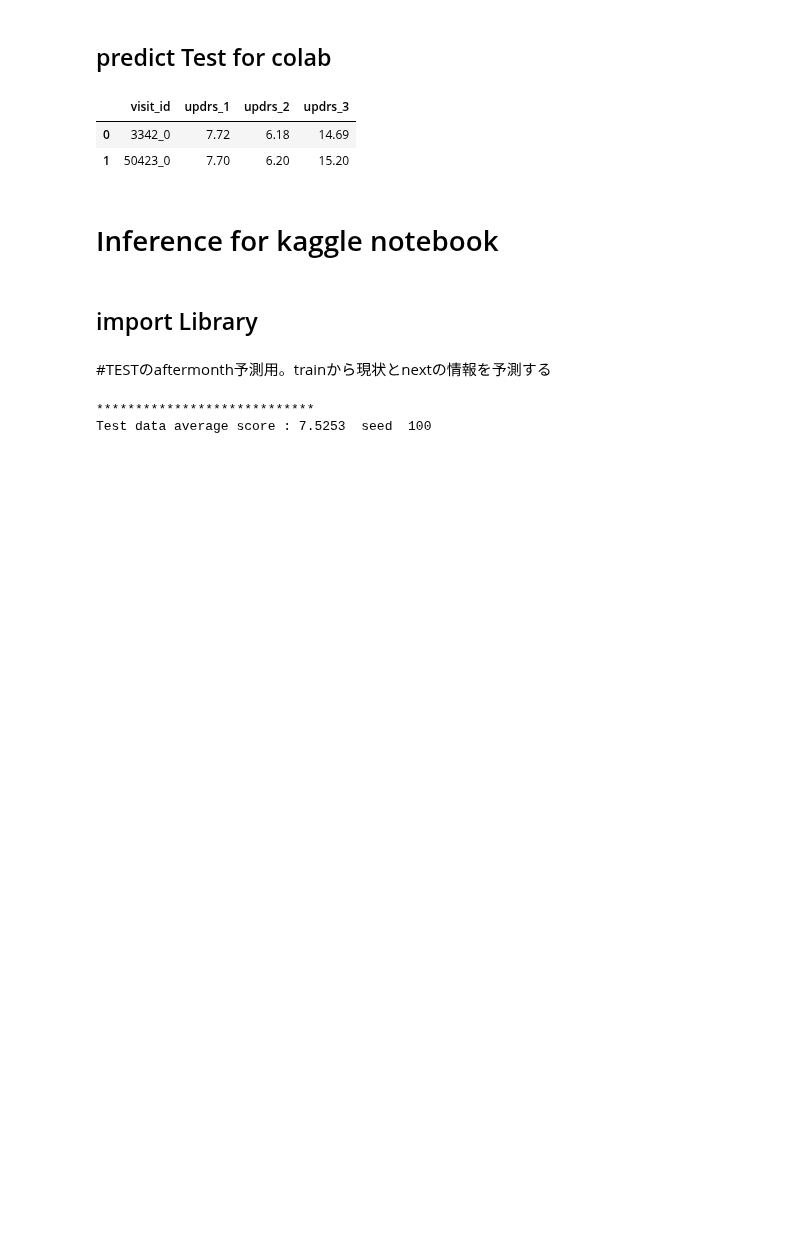
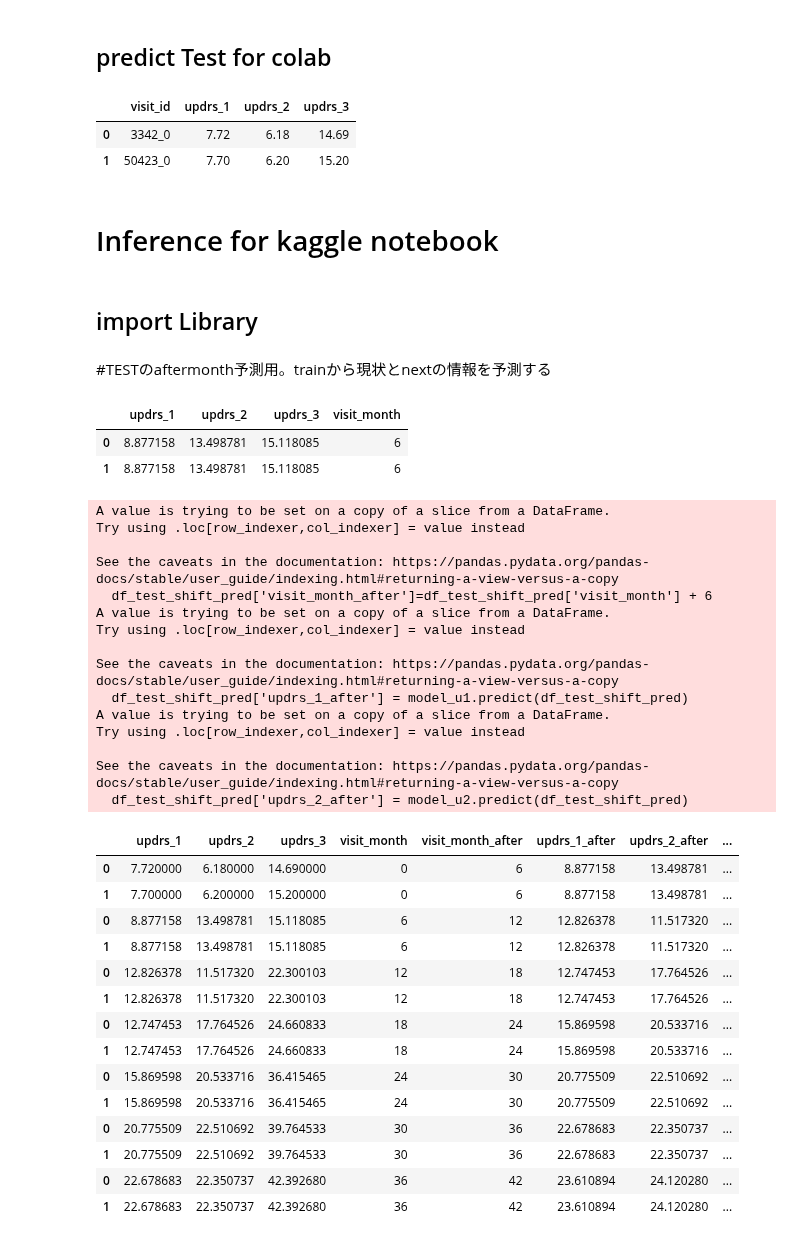
Before and after one commit to kunai-3txk/Compe_tonyobyo, a Jupyter notebook: AMP_fit.ipynb, the cells around one changed output. Drawn from its saved outputs; the diff is of its cells as text; code cells hidden in the pictures; blank space fills up the shorter version.

```diff
--- a/AMP_fit.ipynb
+++ b/AMP_fit.ipynb
@@ -865,6 +865,11 @@ if 'KAGGLE_URL_BASE' in set(os.environ.keys()):
 # feature_importance.groupby("feature")["importance"].mean().sort_values(ascending=False)[:30]
 # %% [markdown]
 #TESTのaftermonth予測用。trainから現状とnextの情報を予測する
+# %%
+# 特定の文字列を含む列名を変換する関数
+def rename_columns(old_name):
+    new_name = old_name.replace('_after', '')
+    return new_name
 # %%
 #資材あつめ
 train_clinical
@@ -889,8 +894,70 @@ y = train_clinical_shift_pred['updrs_1_after'].values
 model_u1 = fit_catboost_fold1(X,y)
 
 X = train_clinical_shift_pred.drop(['updrs_1_after','updrs_2_after','updrs_3_after'],axis=1).values
+y = train_clinical_shift_pred['updrs_2_after'].values
+model_u2 = fit_catboost_fold1(X,y)
+
+X = train_clinical_shift_pred.drop(['updrs_1_after','updrs_2_after','updrs_3_after'],axis=1).values
 y = train_clinical_shift_pred['updrs_3_after'].values
 model_u3 = fit_catboost_fold1(X,y)
 # %% [output]
-****************************
-Test data average score : 7.5253  seed  100
+|  | updrs_1 | updrs_2 | updrs_3 | visit_month |
+| 0 | 8.877158 | 13.498781 | 15.118085 | 6 |
+| 1 | 8.877158 | 13.498781 | 15.118085 | 6 |
+# %%
+df_test_shift_pred = df_test_pred_.copy()
+df_test_shift_pred.drop(['visit_id'],axis=1,inplace=True)
+df_test_shift_pred['visit_month']=0
+df_test_shift_pred_sum = pd.DataFrame()
+
+
+for i in range(0,7):
+  i_month = i * 6
+  df_test_shift_pred['visit_month_after']=df_test_shift_pred['visit_month'] + 6
+
+  df_test_shift_pred['updrs_1_after'] = model_u1.predict(df_test_shift_pred)
+  df_test_shift_pred['updrs_2_after'] = model_u2.predict(df_test_shift_pred)
+  df_test_shift_pred['updrs_3_after'] = model_u3.predict(df_test_shift_pred)
+
+  df_test_shift_pred_new=df_test_shift_pred[['updrs_1_after','updrs_2_after','updrs_3_after','visit_month_after']]
+
+  df_test_shift_pred_sum = pd.concat([df_test_shift_pred_sum,df_test_shift_pred])
+
+  # 全ての列名にrename_columns関数を適用する
+  new_columns = [rename_columns(col_name) for col_name in df_test_shift_pred_new.columns]
+  # 新しいdataframeにコピーする
+  df_test_shift_pred_new.columns = new_columns
+  df_test_shift_pred = df_test_shift_pred_new
+
+display(df_test_shift_pred_sum)
+# %% [output]
+A value is trying to be set on a copy of a slice from a DataFrame.
+Try using .loc[row_indexer,col_indexer] = value instead
+
+See the caveats in the documentation: https://pandas.pydata.org/pandas-docs/stable/user_guide/indexing.html#returning-a-view-versus-a-copy
+  df_test_shift_pred['visit_month_after']=df_test_shift_pred['visit_month'] + 6
+A value is trying to be set on a copy of a slice from a DataFrame.
+Try using .loc[row_indexer,col_indexer] = value instead
+
+See the caveats in the documentation: https://pandas.pydata.org/pandas-docs/stable/user_guide/indexing.html#returning-a-view-versus-a-copy
+  df_test_shift_pred['updrs_1_after'] = model_u1.predict(df_test_shift_pred)
+A value is trying to be set on a copy of a slice from a DataFrame.
+Try using .loc[row_indexer,col_indexer] = value instead
+
+See the caveats in the documentation: https://pandas.pydata.org/pandas-docs/stable/user_guide/indexing.html#returning-a-view-versus-a-copy
+  df_test_shift_pred['updrs_2_after'] = model_u2.predict(df_test_shift_pred)
+|  | updrs_1 | updrs_2 | updrs_3 | visit_month | visit_month_after | updrs_1_after | updrs_2_after | ... |
+| 0 | 7.720000 | 6.180000 | 14.690000 | 0 | 6 | 8.877158 | 13.498781 | ... |
+| 1 | 7.700000 | 6.200000 | 15.200000 | 0 | 6 | 8.877158 | 13.498781 | ... |
+| 0 | 8.877158 | 13.498781 | 15.118085 | 6 | 12 | 12.826378 | 11.517320 | ... |
+| 1 | 8.877158 | 13.498781 | 15.118085 | 6 | 12 | 12.826378 | 11.517320 | ... |
+| 0 | 12.826378 | 11.517320 | 22.300103 | 12 | 18 | 12.747453 | 17.764526 | ... |
+| 1 | 12.826378 | 11.517320 | 22.300103 | 12 | 18 | 12.747453 | 17.764526 | ... |
+| 0 | 12.747453 | 17.764526 | 24.660833 | 18 | 24 | 15.869598 | 20.533716 | ... |
+| 1 | 12.747453 | 17.764526 | 24.660833 | 18 | 24 | 15.869598 | 20.533716 | ... |
+| 0 | 15.869598 | 20.533716 | 36.415465 | 24 | 30 | 20.775509 | 22.510692 | ... |
+| 1 | 15.869598 | 20.533716 | 36.415465 | 24 | 30 | 20.775509 | 22.510692 | ... |
+| 0 | 20.775509 | 22.510692 | 39.764533 | 30 | 36 | 22.678683 | 22.350737 | ... |
+| 1 | 20.775509 | 22.510692 | 39.764533 | 30 | 36 | 22.678683 | 22.350737 | ... |
+| 0 | 22.678683 | 22.350737 | 42.392680 | 36 | 42 | 23.610894 | 24.120280 | ... |
+| 1 | 22.678683 | 22.350737 | 42.392680 | 36 | 42 | 23.610894 | 24.120280 | ... |
```
